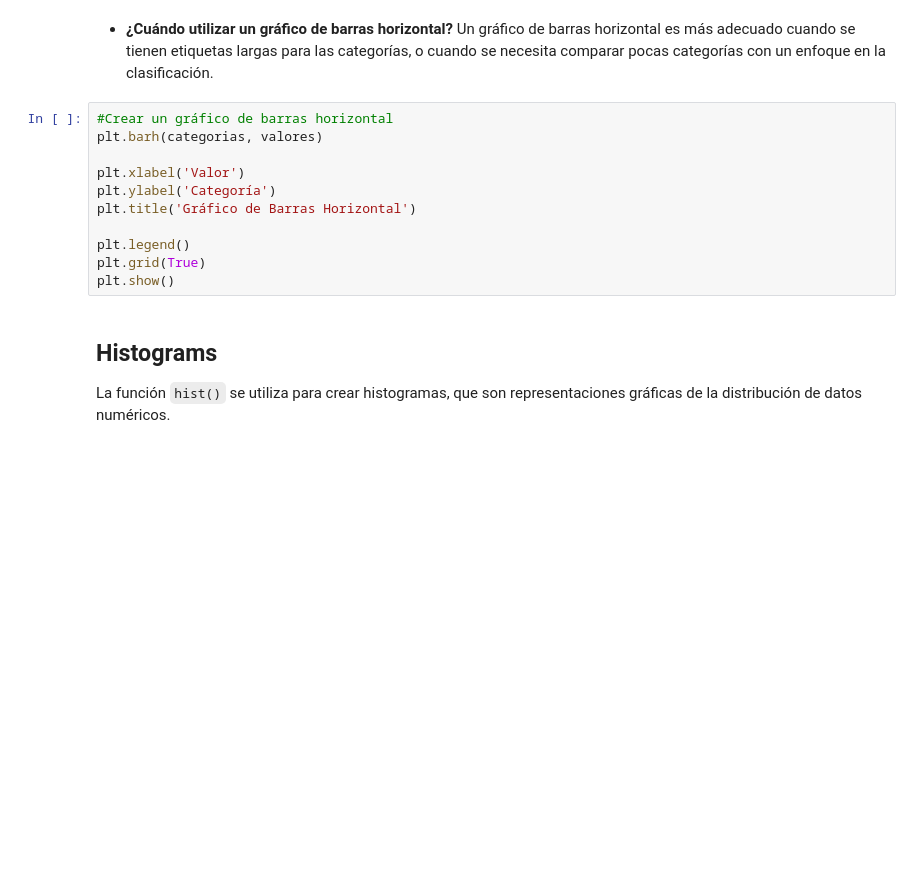
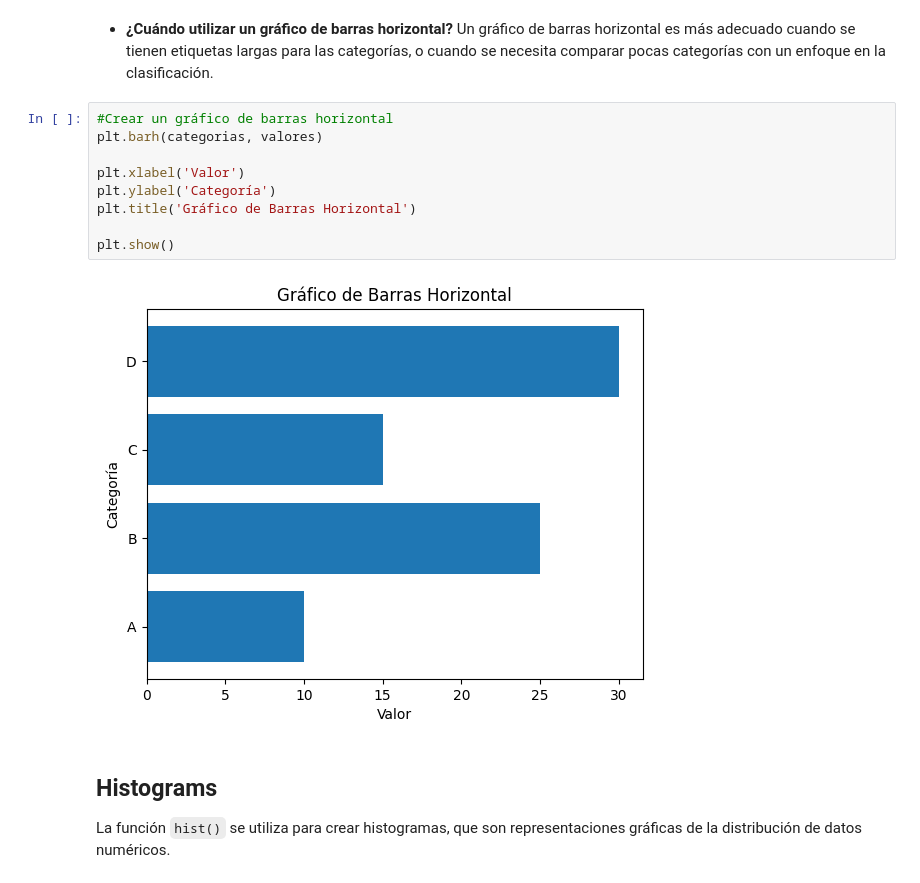
Before and after one commit to ayorick23/python-data-science-cheat-sheet, a Jupyter notebook: 03_matplotlib/01_basic_plots.ipynb, the cells around one changed output. Drawn from its saved outputs; the diff is of its cells as text; blank space fills up the shorter version.

```diff
--- a/03_matplotlib/01_basic_plots.ipynb
+++ b/03_matplotlib/01_basic_plots.ipynb
@@ -87,14 +89,14 @@ plt.show()
 # %%
 #Crear un gráfico de barras horizontal
 plt.barh(categorias, valores)
 
 plt.xlabel('Valor')
 plt.ylabel('Categoría')
 plt.title('Gráfico de Barras Horizontal')
 
-plt.legend()
-plt.grid(True)
 plt.show()
+# %% [output]
+[figure, added]
 # %% [markdown]
 ## Histograms
 
```
Also changed, not shown: parts of 7 cells of this notebook, 1 other file.
